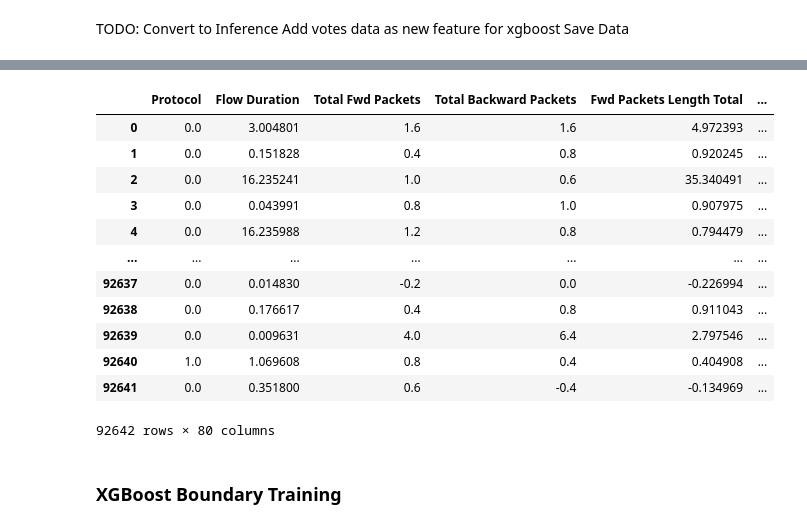
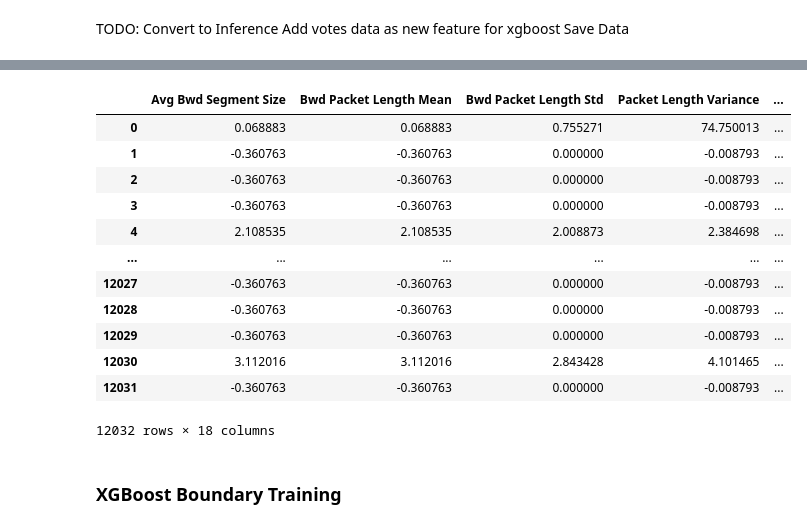
Before and after one commit to VincentSheh/NA_Model_Evaluation, a Jupyter notebook: FSSL.ipynb, the cells around one changed output, grey strips where cells are left out. Drawn from its saved outputs; the diff is of its cells as text; code cells hidden in the pictures.

```diff
--- a/FSSL.ipynb
+++ b/FSSL.ipynb
@@ -297,3 +333,10 @@ def get_score(y_true, y_pred):
+# %%
+#Recursive feature elimination
+# selected_features = importances[:15].index.tolist()
+
+X_train_eng = X_train_scaled.loc[:,selected_features]
+X_val_eng = X_val_scaled.loc[:,selected_features]
+X_test_eng = X_test_scaled.loc[:,selected_features]
 # %% [markdown]
 # Local Model Training
 # %% [markdown]
@@ -333,13 +375,17 @@ from sklearn.model_selection import cross_val_score
 import numpy as np
 
 def knn_train(data, k_neighbors = 5):
-  y = data['Label'].values
-  pca_results = data.drop("Label", axis=1, inplace=False)
+  # y = data['Label'].values
+  y = y_train
+  # pca_results = data.drop("Label", axis=1, inplace=False)
+  # pca_results = data
   # Initialize the KNN model. Let's start with K=5
   knn = KNeighborsClassifier(n_neighbors=k_neighbors)
 
   # Train the model
-  knn.fit(pca_results, y)
+  knn.fit(data, y)
+  # print(cross_val_score(knn,pca_results,y))
   return knn
-knn = knn_train(pca_5d_df.copy(),10)
+# knn = knn_train(pca_5d_df.copy(),10)
+knn = knn_train(X_train_eng.copy(),5)
 # %%
@@ -394,12 +439,12 @@ def get_sus(knn_model, X_new, y_test): #Record the Suspicious Data and compare i
     X_new = X_new.reset_index(drop=True)
     y_test = y_test.reset_index(drop=True)
     # X_new = X_new.merge(y_test, right_index = True, left_index=True)
-    X_new_pca = scaler.transform(pca.transform(X_new))
-    pca_xnew_df = pd.DataFrame(X_new_pca, columns=[f'PC{i+1}' for i in range(X_new_pca.shape[1])])
-    predicted_class = knn_model.predict(pca_xnew_df)
+    # X_new_pca = scaler.transform(pca.transform(X_new))
+    # pca_xnew_df = pd.DataFrame(X_new_pca, columns=[f'PC{i+1}' for i in range(X_new_pca.shape[1])])
+    predicted_class = knn_model.predict(X_new)
 
     # Get the k nearest neighbors
-    distances, indices = knn_model.kneighbors(pca_xnew_df)
+    distances, indices = knn_model.kneighbors(X_new)
     # Access the labels of the nearest neighbors
     neighbor_labels = knn_model.classes_[knn_model._y[indices].astype(int)]
     # Count the votes for each class
@@ -411,7 +456,7 @@ def get_sus(knn_model, X_new, y_test): #Record the Suspicious Data and compare i
         votes = {label: 0 for label in knn_model.classes_}
         votes[0] = np.count_nonzero(neighbor == 0)
         votes[1] = np.count_nonzero(neighbor == 1)
-        if votes[0] != 10 and votes[1] != 10:
+        if votes[0] != 5 and votes[1] != 5:
             print(X_new_idx, votes)
             sus_idx.append(X_new_idx)
             data_point = {
@@ -427,12 +472,13 @@ def get_sus(knn_model, X_new, y_test): #Record the Suspicious Data and compare i
     # mismatch_indices = np.where(y_test.values != y_pred)[0]
     # print("Actual Mismatch Prediction = ", list(mismatch_indices))
     # print("Suspicious index", sus_df.index)
+    print(sus_idx)
     sus_df = X_new.iloc[sus_idx].copy()
     sus_df = pd.merge(sus_df, pd.DataFrame(sus_datas), left_index=True, right_on = "Index")
     sus_df.drop(columns=['Index'], inplace=True)
     return sus_df
 
 
-sus_df = get_sus(knn,X_train_scaled, y_train)
+sus_df = get_sus(knn,X_train_eng, y_train)
 sus_df
 # %% [output]
@@ -456,16 +502,16 @@ sus_df
-|  | Protocol | Flow Duration | Total Fwd Packets | Total Backward Packets | Fwd Packets Length Total | ... |
-| 0 | 0.0 | 3.004801 | 1.6 | 1.6 | 4.972393 | ... |
-| 1 | 0.0 | 0.151828 | 0.4 | 0.8 | 0.920245 | ... |
-| 2 | 0.0 | 16.235241 | 1.0 | 0.6 | 35.340491 | ... |
-| 3 | 0.0 | 0.043991 | 0.8 | 1.0 | 0.907975 | ... |
-| 4 | 0.0 | 16.235988 | 1.2 | 0.8 | 0.794479 | ... |
-| ... | ... | ... | ... | ... | ... | ... |
-| 92637 | 0.0 | 0.014830 | -0.2 | 0.0 | -0.226994 | ... |
-| 92638 | 0.0 | 0.176617 | 0.4 | 0.8 | 0.911043 | ... |
-| 92639 | 0.0 | 0.009631 | 4.0 | 6.4 | 2.797546 | ... |
-| 92640 | 1.0 | 1.069608 | 0.8 | 0.4 | 0.404908 | ... |
-| 92641 | 0.0 | 0.351800 | 0.6 | -0.4 | -0.134969 | ... |
+|  | Avg Bwd Segment Size | Bwd Packet Length Mean | Bwd Packet Length Std | Packet Length Variance | ... |
+| 0 | 0.068883 | 0.068883 | 0.755271 | 74.750013 | ... |
+| 1 | -0.360763 | -0.360763 | 0.000000 | -0.008793 | ... |
+| 2 | -0.360763 | -0.360763 | 0.000000 | -0.008793 | ... |
+| 3 | -0.360763 | -0.360763 | 0.000000 | -0.008793 | ... |
+| 4 | 2.108535 | 2.108535 | 2.008873 | 2.384698 | ... |
+| ... | ... | ... | ... | ... | ... |
+| 12027 | -0.360763 | -0.360763 | 0.000000 | -0.008793 | ... |
+| 12028 | -0.360763 | -0.360763 | 0.000000 | -0.008793 | ... |
+| 12029 | -0.360763 | -0.360763 | 0.000000 | -0.008793 | ... |
+| 12030 | 3.112016 | 3.112016 | 2.843428 | 4.101465 | ... |
+| 12031 | -0.360763 | -0.360763 | 0.000000 | -0.008793 | ... |
-92642 rows × 80 columns
+12032 rows × 18 columns
 # %% [markdown]
 ### XGBoost Boundary Training
 # %%
```
Also changed, not shown: parts of 11 cells of this notebook, 3 other files.
